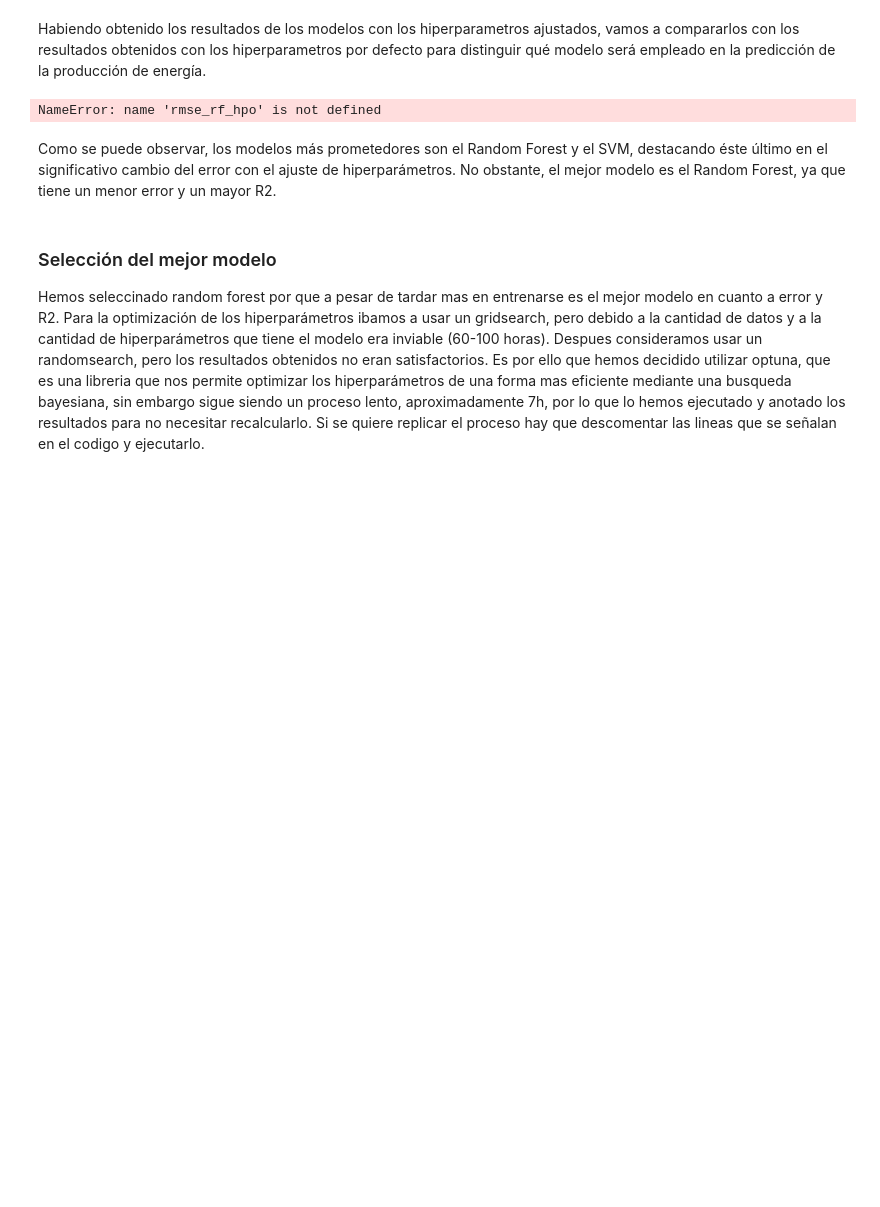
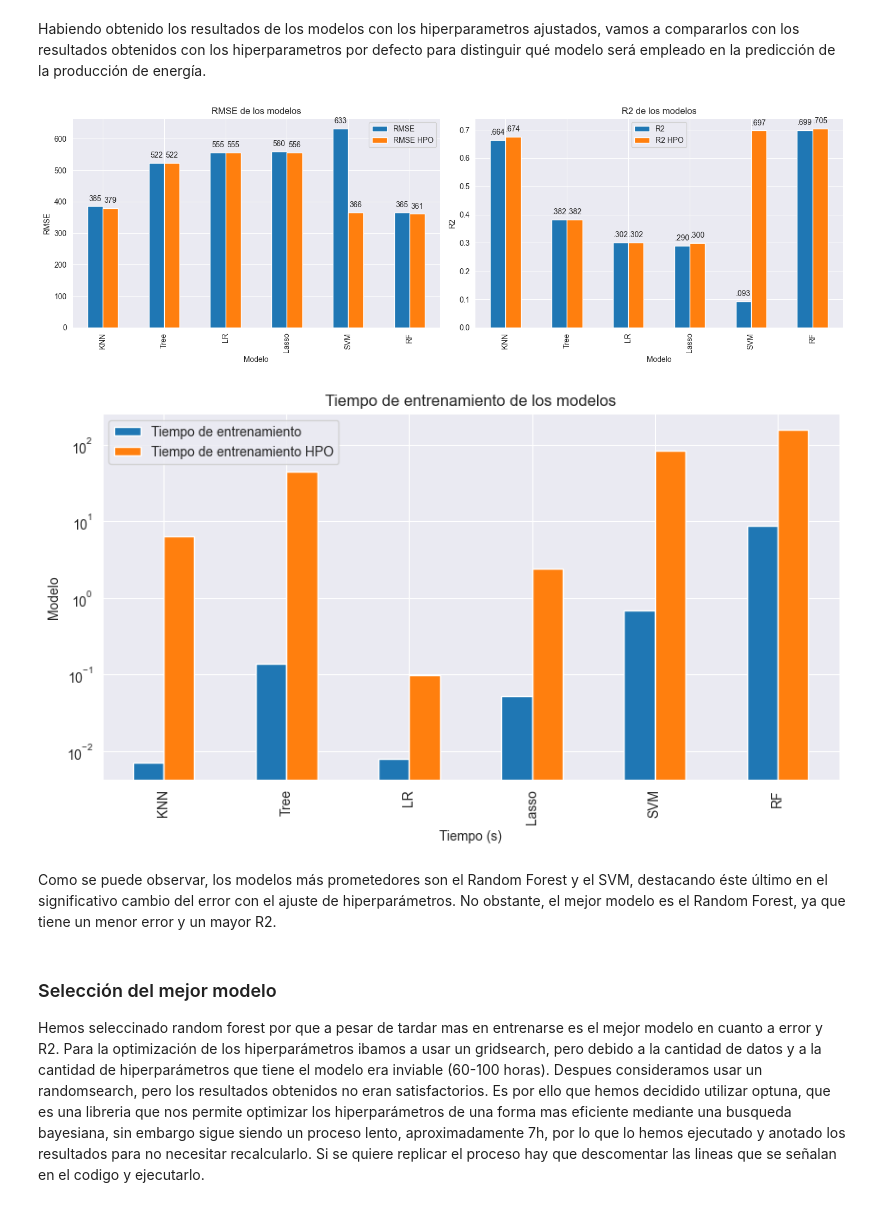
Before and after one commit to seniorbeto/Grupo04_Practica1, a Jupyter notebook: Notebook_1.ipynb, the cells around one changed output. Drawn from its saved outputs; the diff is of its cells as text; code cells hidden in the pictures; blank space fills up the shorter version.

```diff
--- a/Notebook_1.ipynb
+++ b/Notebook_1.ipynb
@@ -782,34 +782,47 @@ results = pd.DataFrame({
 
 # Graficar los resultados
 fig, axs = plt.subplots(1, 2, figsize=(15, 5))
 
 results[['RMSE', 'RMSE HPO']].plot(kind='bar', ax=axs[0])
 axs[0].set_title('RMSE de los modelos')
 axs[0].set_ylabel('RMSE')
 axs[0].set_xlabel('Modelo')
+for p in axs[0].patches:
+    axs[0].annotate(format(p.get_height(), '.0f'),
+                   (p.get_x() + p.get_width() / 2., p.get_height()),
+                   ha = 'center', va = 'center',
+                   xytext = (0, 10),
+                   textcoords = 'offset points')
 
 results[['R2', 'R2 HPO']].plot(kind='bar', ax=axs[1])
 axs[1].set_title('R2 de los modelos')
 axs[1].set_ylabel('R2')
 axs[1].set_xlabel('Modelo')
+for p in axs[1].patches:
+    axs[1].annotate(format(p.get_height(), '.3f').lstrip('0'),
+                   (p.get_x() + p.get_width() / 2., p.get_height()),
+                   ha = 'center', va = 'center',
+                   xytext = (0, 10),
+                   textcoords = 'offset points')
 
 plt.tight_layout()
 plt.show()
 
 # Graficar los tiempos de entrenamiento en horizontal, azul para los modelos con hiperparámetros por defecto y naranja para los modelos con hiperparámetros ajustados
 time_results = pd.DataFrame({
     'Tiempo de entrenamiento': tiempos,
     'Tiempo de entrenamiento HPO': tiempos_hpo,
 }, index=['KNN', 'Tree', 'LR', 'Lasso', 'SVM', 'RF'])
 
 ax = time_results.plot(kind='bar', figsize=(10, 5))
 plt.title('Tiempo de entrenamiento de los modelos')
 ax.set_yscale('log')
 plt.xlabel('Tiempo (s)')
 plt.ylabel('Modelo')
 plt.show()
 # %% [output]
-NameError: name 'rmse_rf_hpo' is not defined
+[figure, added]
+[figure, added]
 # %% [markdown]
 Como se puede observar, los modelos más prometedores son el Random Forest y el SVM, destacando éste último en el significativo cambio del error con el ajuste de hiperparámetros. No obstante, el mejor modelo es el Random Forest, ya que tiene un menor error y un mayor R2.
 # %% [markdown]
```
Also changed, not shown: parts of 16 cells of this notebook.
